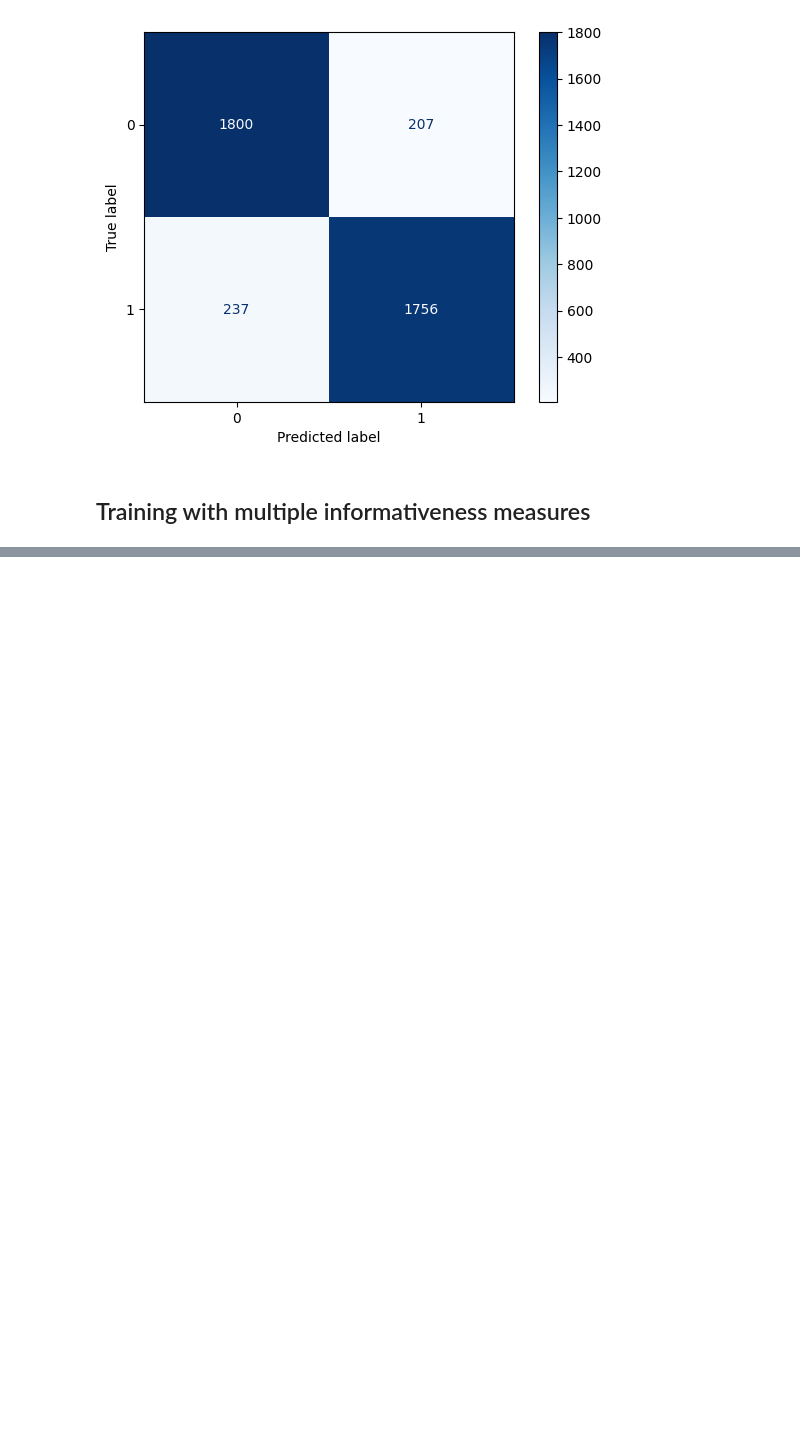
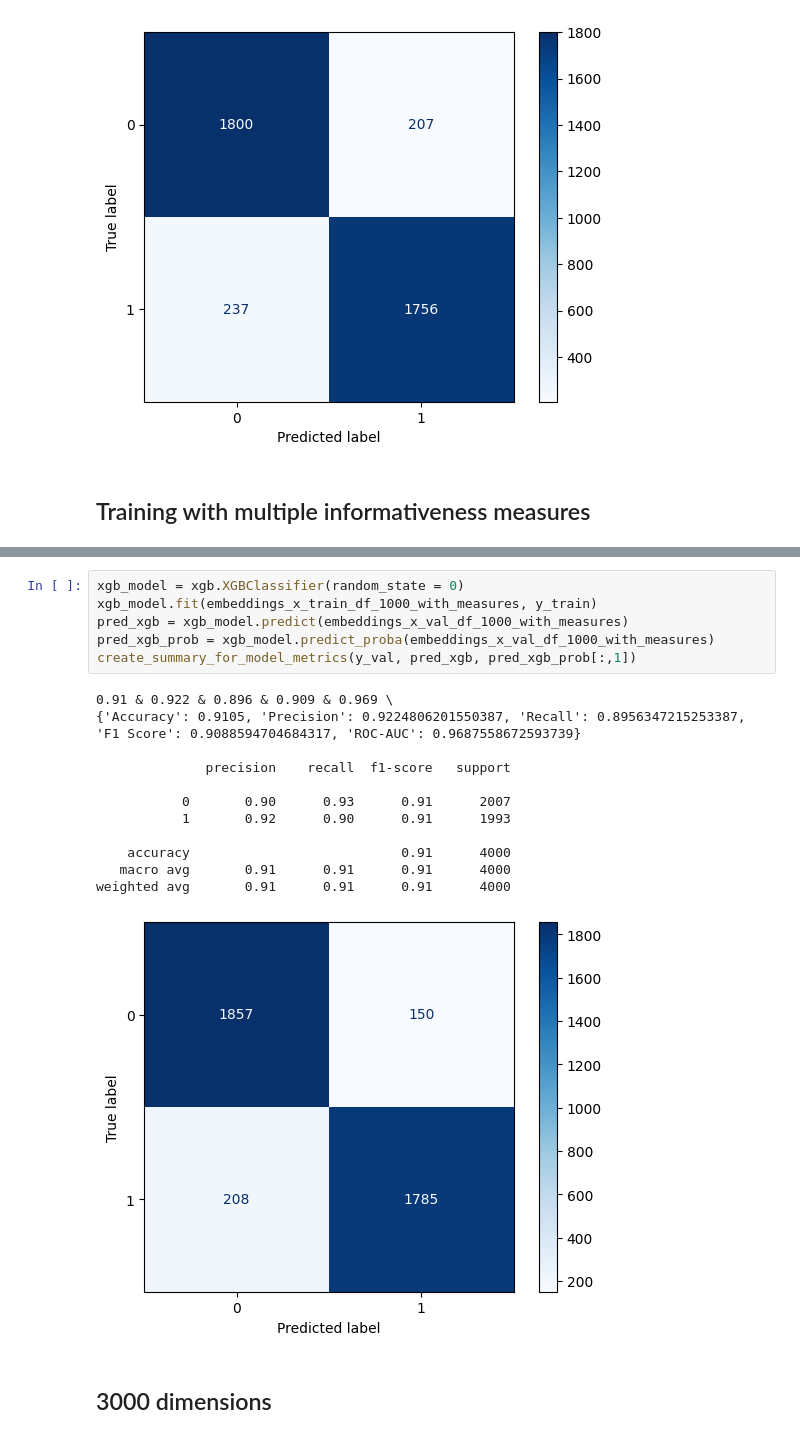
Before and after one commit to matkubita/ClickbaitDetectionThesis, a Jupyter notebook: notebooks/7-5-LLM-models-OPENAI-and-baitness-measure.ipynb, the cells around one changed output, grey strips where cells are left out. Cells and saved outputs as stored; diff of their text form; blank space fills up the shorter version.

```diff
--- a/notebooks/7-5-LLM-models-OPENAI-and-baitness-measure.ipynb
+++ b/notebooks/7-5-LLM-models-OPENAI-and-baitness-measure.ipynb
@@ -237,0 +314,21 @@ weighted avg       0.89      0.89      0.89      4000
+# %%
+xgb_model = xgb.XGBClassifier(random_state = 0)
+xgb_model.fit(embeddings_x_train_df_1000_with_measures, y_train)
+pred_xgb = xgb_model.predict(embeddings_x_val_df_1000_with_measures)
+pred_xgb_prob = xgb_model.predict_proba(embeddings_x_val_df_1000_with_measures)
+create_summary_for_model_metrics(y_val, pred_xgb, pred_xgb_prob[:,1])
+# %% [output]
+0.91 & 0.922 & 0.896 & 0.909 & 0.969 \
+{'Accuracy': 0.9105, 'Precision': 0.9224806201550387, 'Recall': 0.8956347215253387, 'F1 Score': 0.9088594704684317, 'ROC-AUC': 0.9687558672593739}
+
+              precision    recall  f1-score   support
+
+           0       0.90      0.93      0.91      2007
+           1       0.92      0.90      0.91      1993
+
+    accuracy                           0.91      4000
+   macro avg       0.91      0.91      0.91      4000
+weighted avg       0.91      0.91      0.91      4000
+[figure, added]
+# %% [markdown]
+## 3000 dimensions
```
Also changed, not shown: parts of 18 cells of this notebook.
